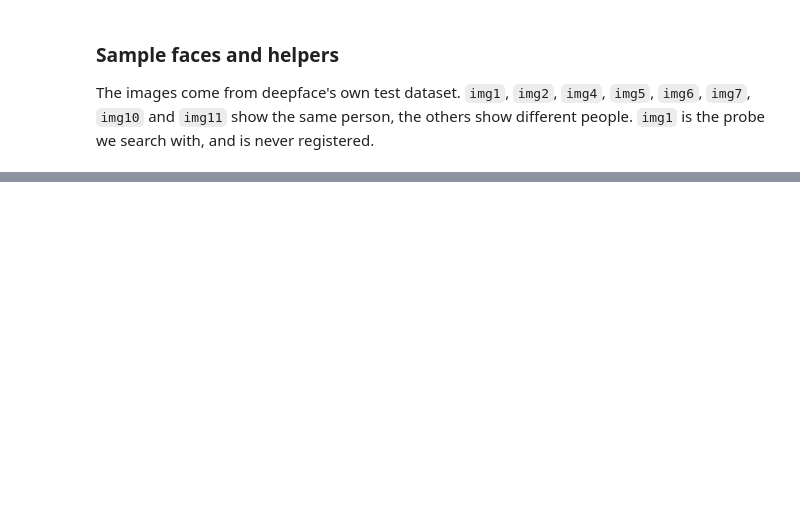
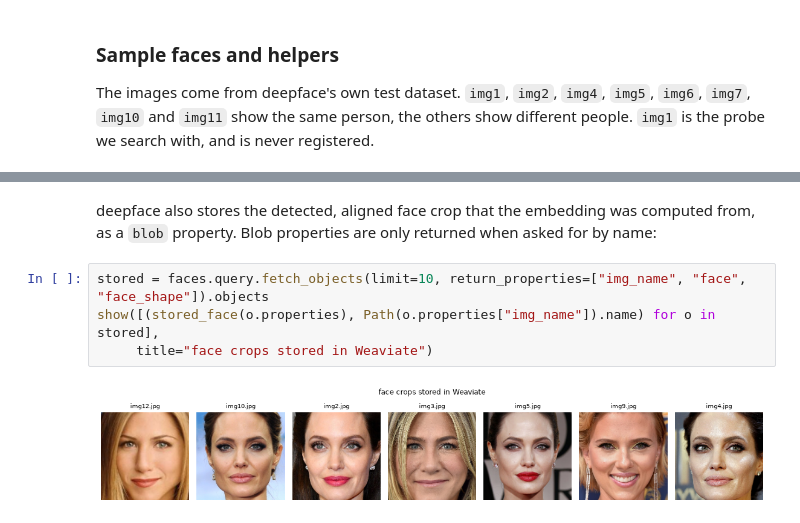
Before and after one commit to weaviate/recipes, a Jupyter notebook: integrations/data-platforms/deepface/deepface_with_weaviate.ipynb, the cells around one changed output, grey strips where cells are left out. Saved outputs shown, nothing was run; the diff lists cells and outputs as text; blank space fills up the shorter version.

```diff
--- a/integrations/data-platforms/deepface/deepface_with_weaviate.ipynb
+++ b/integrations/data-platforms/deepface/deepface_with_weaviate.ipynb
@@ -390,0 +282,8 @@ Stop Weaviate and delete its data with `docker compose down -v`.
+# %% [markdown]
+deepface also stores the detected, aligned face crop that the embedding was computed from, as a `blob` property. Blob properties are only returned when asked for by name:
+# %%
+stored = faces.query.fetch_objects(limit=10, return_properties=["img_name", "face", "face_shape"]).objects
+show([(stored_face(o.properties), Path(o.properties["img_name"]).name) for o in stored],
+     title="face crops stored in Weaviate")
+# %% [output]
+[figure, added]
```
Also changed, not shown: parts of 52 cells of this notebook, 2 other files.
